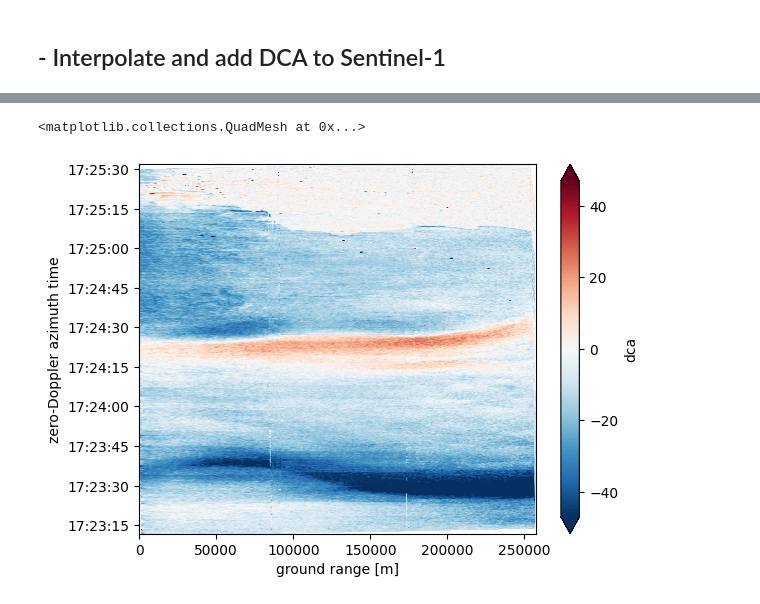
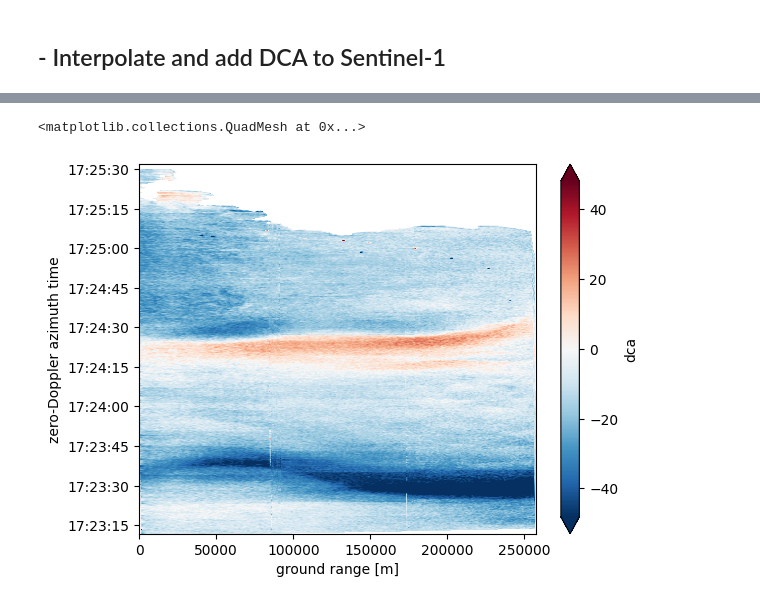
Before and after one commit to owenodriscoll/DopSCA_leakage, a Jupyter notebook: Sentinel1_analyses/add_dca_sentinel1.ipynb, the cells around one changed output, grey strips where cells are left out. Saved outputs shown, nothing was run; the diff lists cells and outputs as text; code cells hidden in the pictures.

Commit message:
added land mask to DCA and compensation for radial velocity direction differencees between S1 and scatterometer

```diff
--- a/Sentinel1_analyses/add_dca_sentinel1.ipynb
+++ b/Sentinel1_analyses/add_dca_sentinel1.ipynb
@@ -90,8 +84,11 @@ ts = []
 longitudes = []
 latitudes = []
 dcas = []
+lafs = []
 for i, file in enumerate(files_dca):
     data = xr.open_dataset(file)
     longitudes.append(data.lon.values.ravel())
     latitudes.append(data.lat.values.ravel())
-    dcas.append(data.doppler_centroid_anomaly.values.ravel())
+    dca = data.doppler_centroid_anomaly.values.ravel()
+    laf = data.land_area_fraction.values.ravel()
+    dcas.append(dca); lafs.append(laf)
@@ -100,16 +117,20 @@ np.concatenate(dcas, axis = 0)
 df = pd.DataFrame(
     data = {'lon': np.concatenate(longitudes, axis = 0),
             'lat': np.concatenate(latitudes, axis = 0),
-            'dca': np.concatenate(dcas, axis = 0)})
+            'dca': np.concatenate(dcas, axis = 0),
+            'laf': np.concatenate(lafs, axis = 0)})
 df.where(abs(df) < 1e10, np.nan, inplace=True)
 df.dropna(inplace=True)
 # %%
-interp = LinearNDInterpolator(list(zip(df.lon.values, df.lat.values)), df.dca.values)
+interp_dca = LinearNDInterpolator(list(zip(df.lon.values, df.lat.values)), df.dca.values)
+interp_laf = LinearNDInterpolator(list(zip(df.lon.values, df.lat.values)), df.laf.values)
 
-dca_interp = interp(obj_copy.S1_file.longitude.values, obj_copy.S1_file.latitude.values)
+dca_interp = interp_dca(obj_copy.S1_file.longitude.values, obj_copy.S1_file.latitude.values)
+laf_interp = interp_laf(obj_copy.S1_file.longitude.values, obj_copy.S1_file.latitude.values)
+dca_interp = np.where(laf_interp > 0, np.nan, dca_interp)
 obj_copy.S1_file['dca'] = (['azimuth_time', 'ground_range'], dca_interp)
 
 obj_copy.S1_file.dca.plot(robust = True)
 # %% [output]
 <matplotlib.collections.QuadMesh at 0x...>
-[figure, old version]
+[figure, new version]
```
Also changed, not shown: parts of 15 cells of this notebook, 1 other file.
